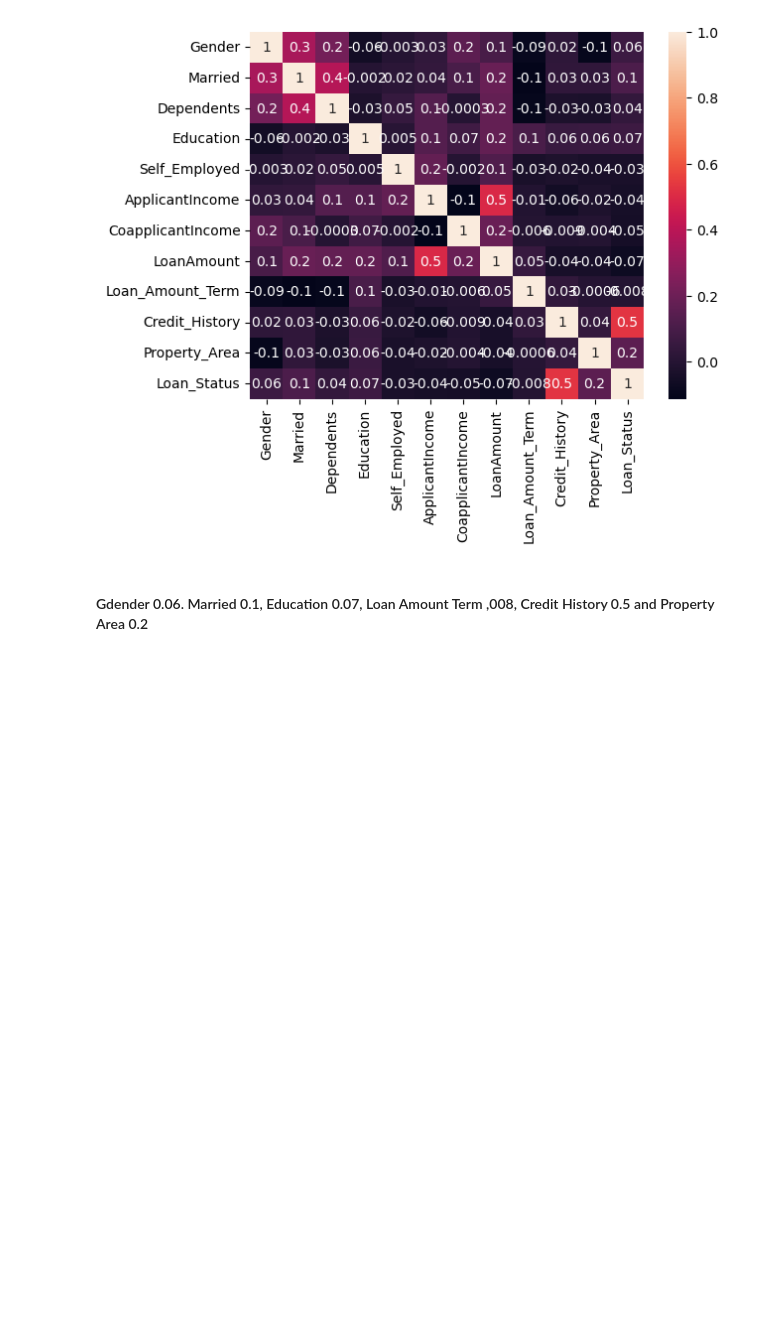
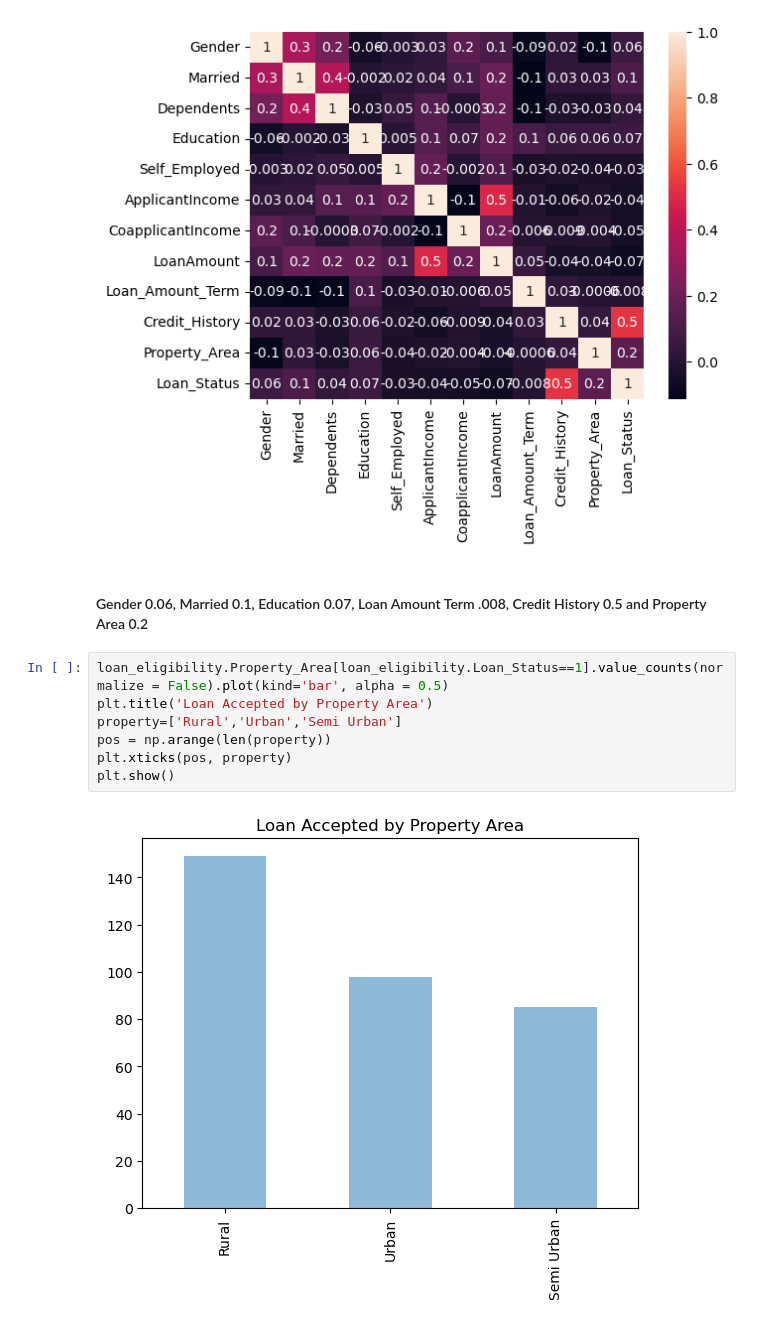
Before and after one commit to loughjo/ProgDataAnalysis-Project, a Jupyter notebook: ProgDataAnalysisProject.ipynb, the cells around one changed output. Cells and saved outputs as stored; diff of their text form; blank space fills up the shorter version.

```diff
--- a/ProgDataAnalysisProject.ipynb
+++ b/ProgDataAnalysisProject.ipynb
@@ -398,4 +408,13 @@ plt.show()
 # %% [output]
 [figure]
 # %% [markdown]
-#### Gdender 0.06. Married 0.1, Education 0.07, Loan Amount Term ,008, Credit History 0.5 and Property Area 0.2
+#### Gender 0.06, Married 0.1, Education 0.07, Loan Amount Term .008, Credit History 0.5 and Property Area 0.2
+# %%
+loan_eligibility.Property_Area[loan_eligibility.Loan_Status==1].value_counts(normalize = False).plot(kind='bar', alpha = 0.5)
+plt.title('Loan Accepted by Property Area')
+property=['Rural','Urban','Semi Urban']
+pos = np.arange(len(property))
+plt.xticks(pos, property)
+plt.show()
+# %% [output]
+[figure, added]
```
Also changed, not shown: parts of 22 cells of this notebook.
